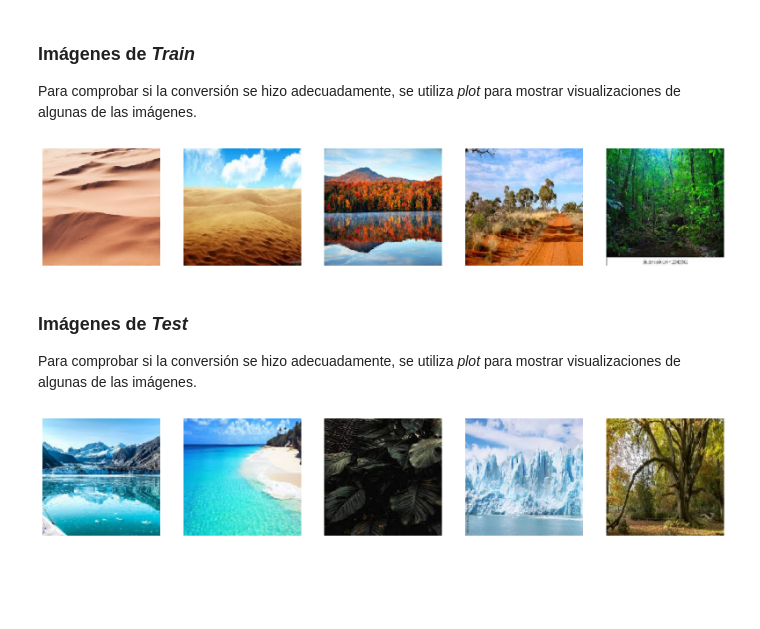
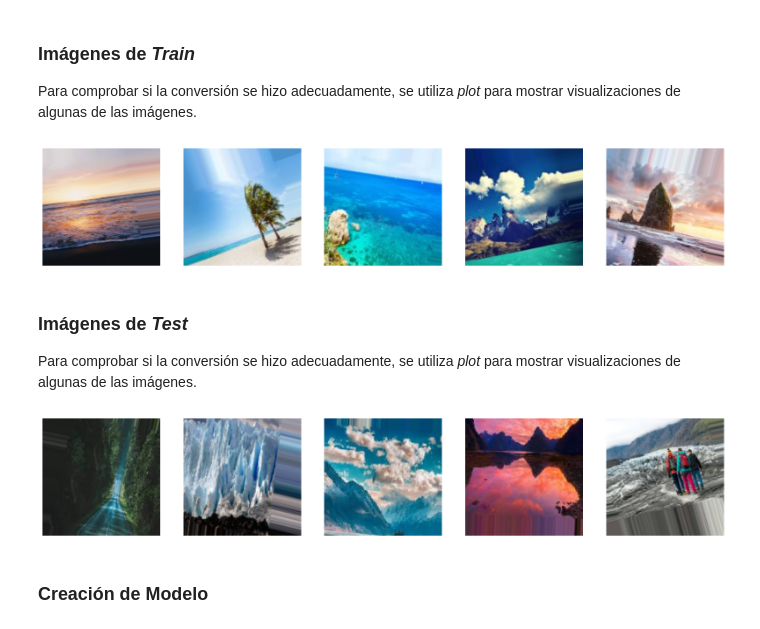
Before and after one commit to LeilaelRico/TC3002B_M2, a Jupyter notebook: A01707023__Proyecto.ipynb, the cells around one changed output. Saved outputs shown, nothing was run; the diff lists cells and outputs as text; code cells hidden in the pictures; blank space fills up the shorter version.

```diff
--- a/A01707023__Proyecto.ipynb
+++ b/A01707023__Proyecto.ipynb
@@ -34,22 +77,37 @@ test_dir = os.path.join(base_dir, 'test')
 
 Se comienza con la carga y preprocesamiento de imágenes desde directorios, escalando sus valores de píxeles al rango de 0 a 1 para, posteriormente, crear generadores de datos los cuales serán utilizados durante el entrenamiento y la prueba del modelo.
 # %%
-train_datagen = ImageDataGenerator(rescale = 1./255)
-test_datagen = ImageDataGenerator(rescale = 1./255)
+train_datagen = ImageDataGenerator(
+    rescale=1./255,
+    rotation_range=20,
+    width_shift_range=0.2,
+    height_shift_range=0.2,
+    shear_range=0.2,
+    zoom_range=0.2,
+    horizontal_flip=True)
+
+test_datagen = ImageDataGenerator(
+    rescale=1./255,
+    rotation_range=20,
+    width_shift_range=0.2,
+    height_shift_range=0.2,
+    shear_range=0.2,
+    zoom_range=0.2,
+    horizontal_flip=True)
 
 train_generator = train_datagen.flow_from_directory(
-							train_dir,
-							target_size = (150, 150),
-							batch_size = 8,
-							class_mode ='binary',
-							)
+    train_dir,
+    target_size=(150, 150),
+    batch_size= 32,
+    class_mode='categorical'
+)
 
-test_generator = train_datagen.flow_from_directory(
-							test_dir,
-							target_size = (150, 150),
-							batch_size = 8,
-							class_mode ='binary',
-							)
+test_generator = test_datagen.flow_from_directory(
+    test_dir,
+    target_size=(150, 150),
+    batch_size= 32,
+    class_mode='categorical'
+)
 # %% [output]
 Found 8400 images belonging to 5 classes.
 Found 2100 images belonging to 5 classes.
@@ -61,13 +119,13 @@ Para comprobar si la conversión se hizo adecuadamente, se utiliza *plot* para m
 plt.figure(figsize=(20, 6))
 for i in range(5):
     plt.subplot(1, 5, i + 1)
-    batch = train_generator.next()
+    batch = next(train_generator)
     image = batch[0][0]
     plt.imshow(image)
     plt.axis('off')
 plt.show()
 # %% [output]
-[figure, old version]
+[figure, new version]
 # %% [markdown]
 ### Imágenes de *Test*
 
@@ -75,11 +133,13 @@ Para comprobar si la conversión se hizo adecuadamente, se utiliza *plot* para m
 # %%
 plt.figure(figsize=(20, 6))
 for i in range(5):
     plt.subplot(1, 5, i + 1)
-    batch = test_generator.next()
+    batch = next(test_generator)
     image = batch[0][0]
     plt.imshow(image)
     plt.axis('off')
 plt.show()
 # %% [output]
-[figure, old version]
+[figure, new version]
+# %% [markdown]
+### Creación de Modelo
```
Also changed, not shown: parts of 12 cells of this notebook, 3 other files.
